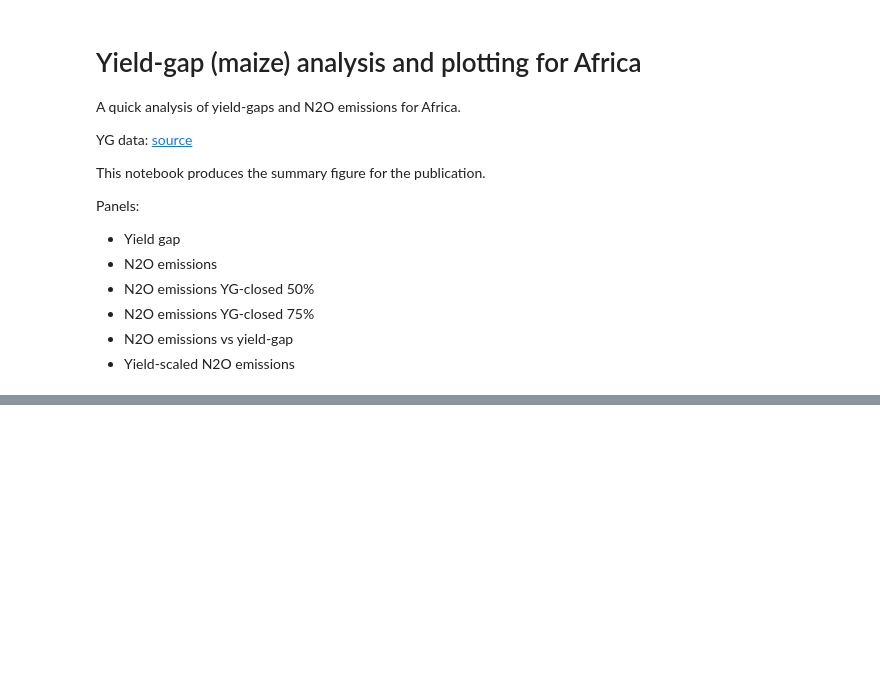
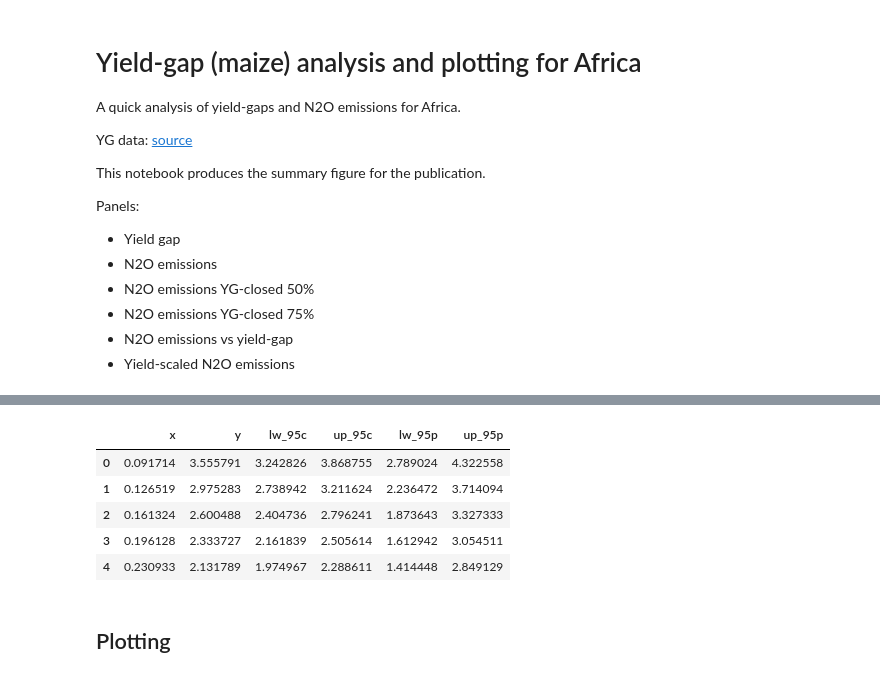
Before and after one commit to cwerner/yieldgap-analysis-africa, a Jupyter notebook: plotting.ipynb, the cells around one changed output, grey strips where cells are left out. Saved outputs shown, nothing was run; the diff lists cells and outputs as text; code cells hidden in the pictures; blank space fills up the shorter version.

```diff
--- a/plotting.ipynb
+++ b/plotting.ipynb
@@ -328,0 +128,14 @@ Coordinates:
+# %%
+# confidence band data/ regression model (sourced from Sonjas model fitting)
+df1 = pd.read_csv(data_path / "confidence_bands_yieldgap_cumn2o.csv")
+df2 = pd.read_csv(data_path / "confidence_bands_yieldgap_ysemis.csv")
+df1.head()
+# %% [output]
+|  | x | y | lw_95c | up_95c | lw_95p | up_95p |
+| 0 | 0.091714 | 3.555791 | 3.242826 | 3.868755 | 2.789024 | 4.322558 |
+| 1 | 0.126519 | 2.975283 | 2.738942 | 3.211624 | 2.236472 | 3.714094 |
+| 2 | 0.161324 | 2.600488 | 2.404736 | 2.796241 | 1.873643 | 3.327333 |
+| 3 | 0.196128 | 2.333727 | 2.161839 | 2.505614 | 1.612942 | 3.054511 |
+| 4 | 0.230933 | 2.131789 | 1.974967 | 2.288611 | 1.414448 | 2.849129 |
+# %% [markdown]
+## Plotting
```
Also changed, not shown: parts of 40 cells of this notebook.
